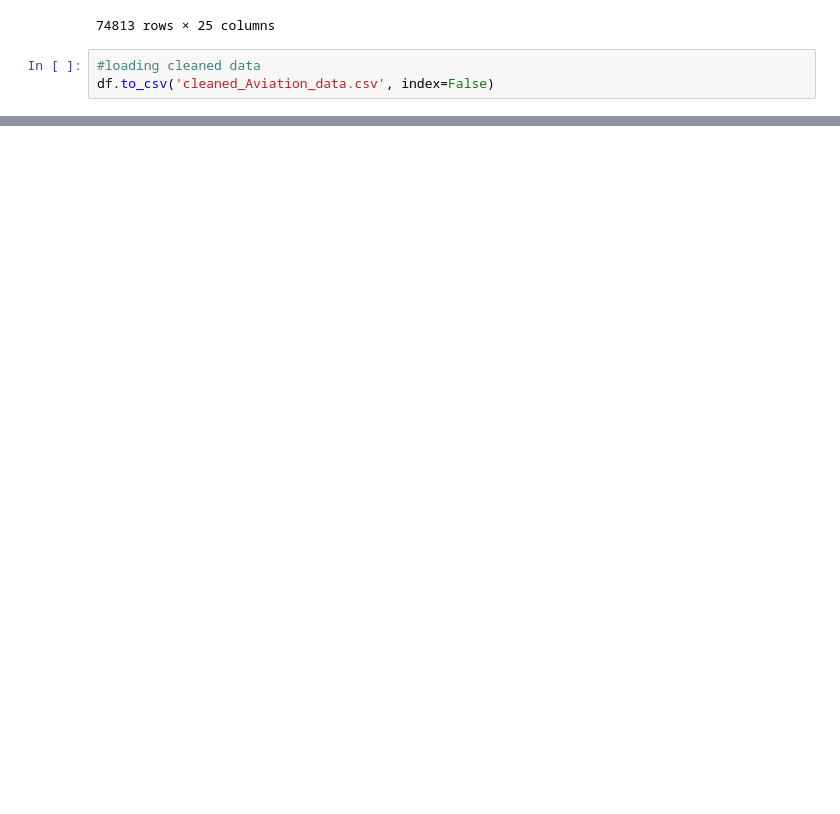
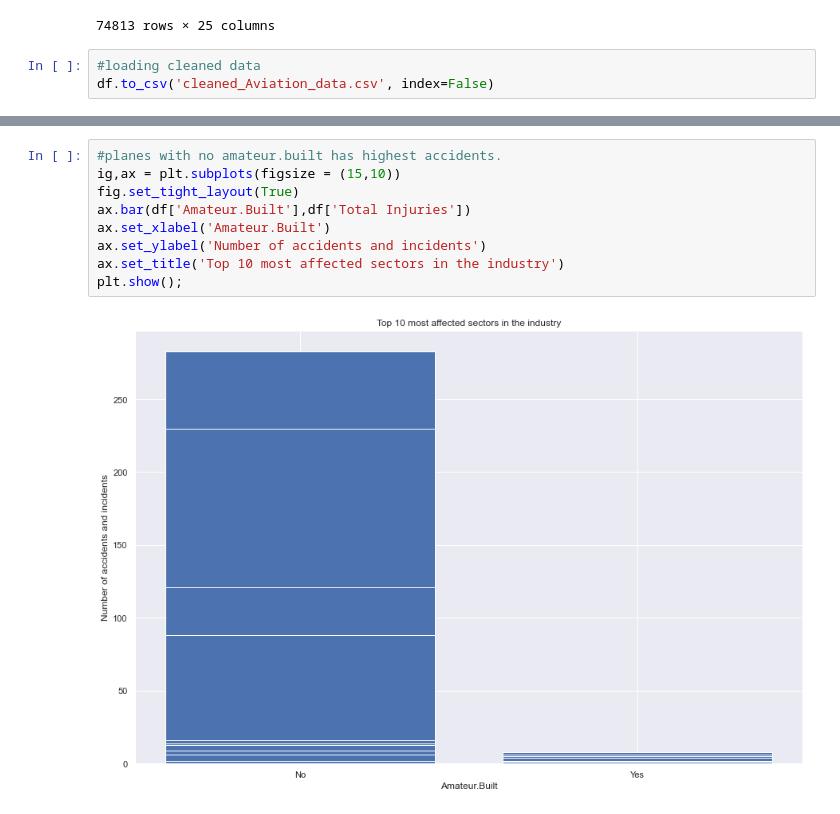
Before and after one commit to sananthonio/phase-1-project., a Jupyter notebook: student.ipynb, the cells around one changed output, grey strips where cells are left out. Cells and saved outputs as stored; diff of their text form; blank space fills up the shorter version.

```diff
--- a/student.ipynb
+++ b/student.ipynb
@@ -206,0 +207,11 @@ plt.show();
+# %%
+#planes with no amateur.built has highest accidents.
+ig,ax = plt.subplots(figsize = (15,10))
+fig.set_tight_layout(True)
+ax.bar(df['Amateur.Built'],df['Total Injuries'])
+ax.set_xlabel('Amateur.Built')
+ax.set_ylabel('Number of accidents and incidents')
+ax.set_title('Top 10 most affected sectors in the industry')
+plt.show();
+# %% [output]
+[figure, added]
```
Also changed, not shown: parts of 9 cells of this notebook, 1 other file.
